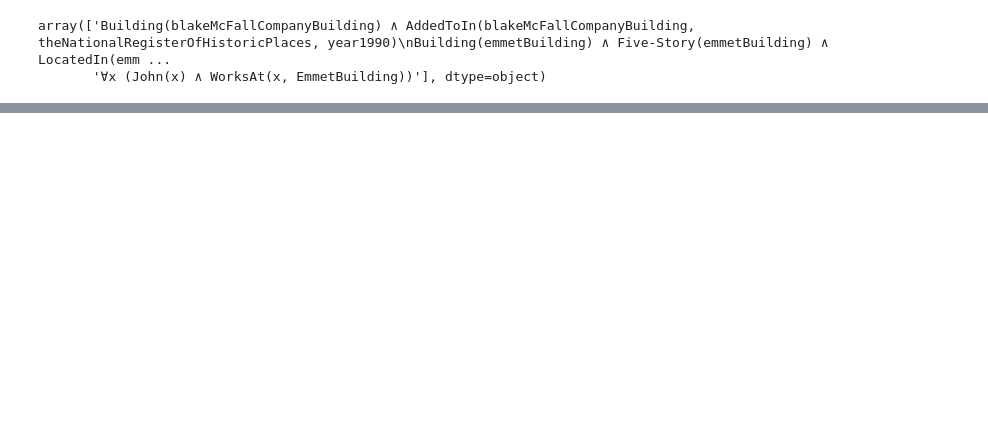
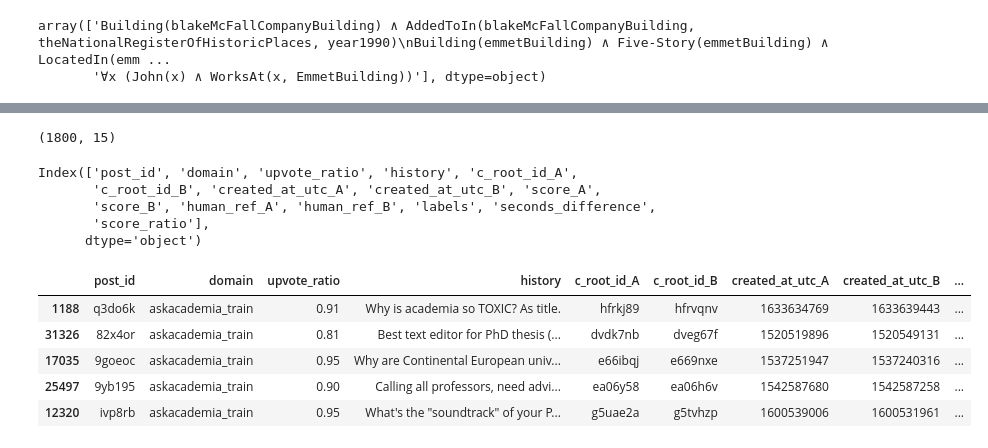
Before and after one commit to gosuddin/folbench, a Jupyter notebook: FOLBenchPackageTest.ipynb, the cells around one changed output, grey strips where cells are left out. Cells and saved outputs as stored; diff of their text form; code cells hidden in the pictures; blank space fills up the shorter version.

```diff
--- a/FOLBenchPackageTest.ipynb
+++ b/FOLBenchPackageTest.ipynb
@@ -898,0 +1702,6 @@ array(['Building(blakeMcFallCompanyBuilding) ∧ AddedToIn(blakeMcFallCompanyBui
+# %%
+from datasets import load_dataset
+
+ds = load_dataset("stanfordnlp/SHP")
+# %%
+train = ds['train'].to_pandas()
@@ -898,0 +1731,23 @@ array(['Building(blakeMcFallCompanyBuilding) ∧ AddedToIn(blakeMcFallCompanyBui
+# %%
+sample_shp = train.groupby(['domain']).sample(n=100, random_state=42)
+# %%
+sample_shp.shape
+# %% [output]
+(1800, 15)
+# %%
+sample_shp.columns
+# %% [output]
+Index(['post_id', 'domain', 'upvote_ratio', 'history', 'c_root_id_A',
+       'c_root_id_B', 'created_at_utc_A', 'created_at_utc_B', 'score_A',
+       'score_B', 'human_ref_A', 'human_ref_B', 'labels', 'seconds_difference',
+       'score_ratio'],
+      dtype='object')
+# %%
+sample_shp.head()
+# %% [output]
+|  | post_id | domain | upvote_ratio | history | c_root_id_A | c_root_id_B | created_at_utc_A | created_at_utc_B | ... |
+| 1188 | q3do6k | askacademia_train | 0.91 | Why is academia so TOXIC? As title. | hfrkj89 | hfrvqnv | 1633634769 | 1633639443 | ... |
+| 31326 | 82x4or | askacademia_train | 0.81 | Best text editor for PhD thesis (... | dvdk7nb | dveg67f | 1520519896 | 1520549131 | ... |
+| 17035 | 9goeoc | askacademia_train | 0.95 | Why are Continental European univ... | e66ibqj | e669nxe | 1537251947 | 1537240316 | ... |
+| 25497 | 9yb195 | askacademia_train | 0.90 | Calling all professors, need advi... | ea06y58 | ea06h6v | 1542587680 | 1542587258 | ... |
+| 12320 | ivp8rb | askacademia_train | 0.95 | What's the "soundtrack" of your P... | g5uae2a | g5tvhzp | 1600539006 | 1600531961 | ... |
```
Also changed, not shown: parts of 93 cells of this notebook, 1 other file.
